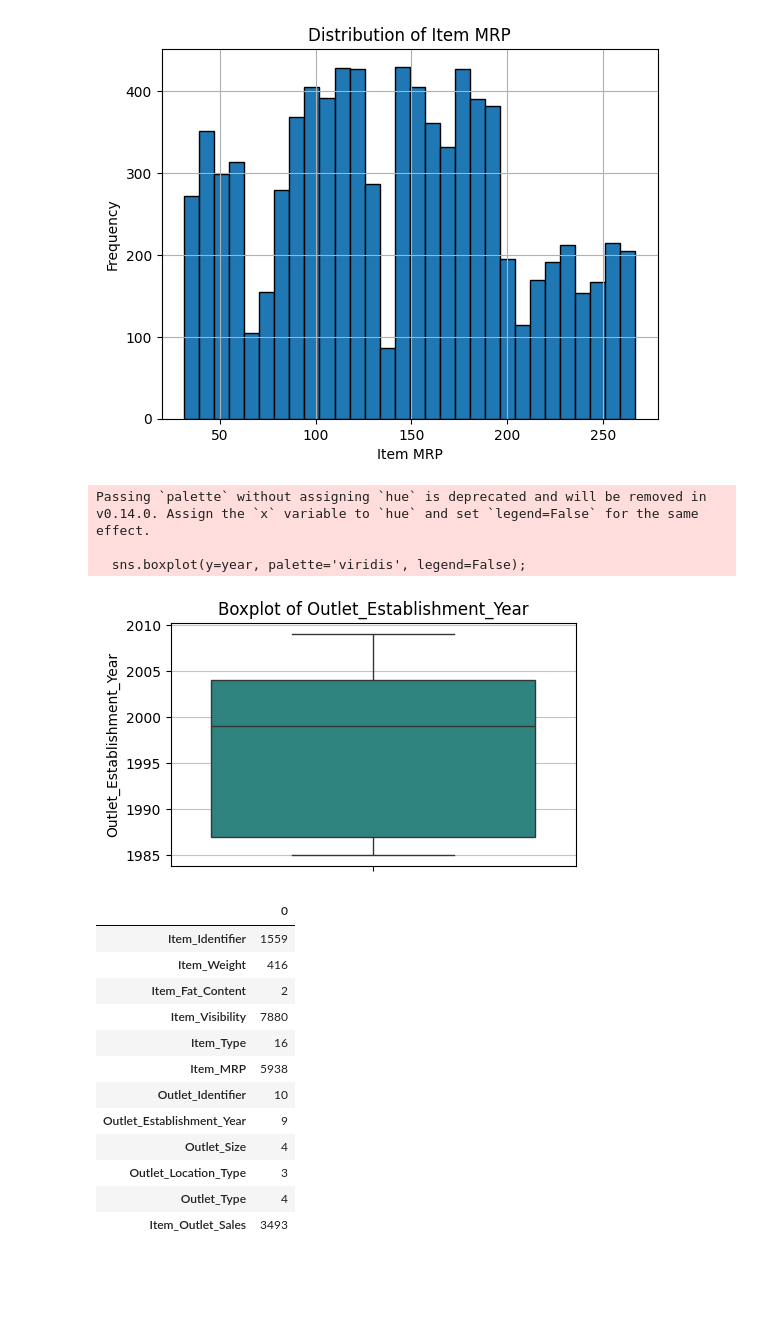
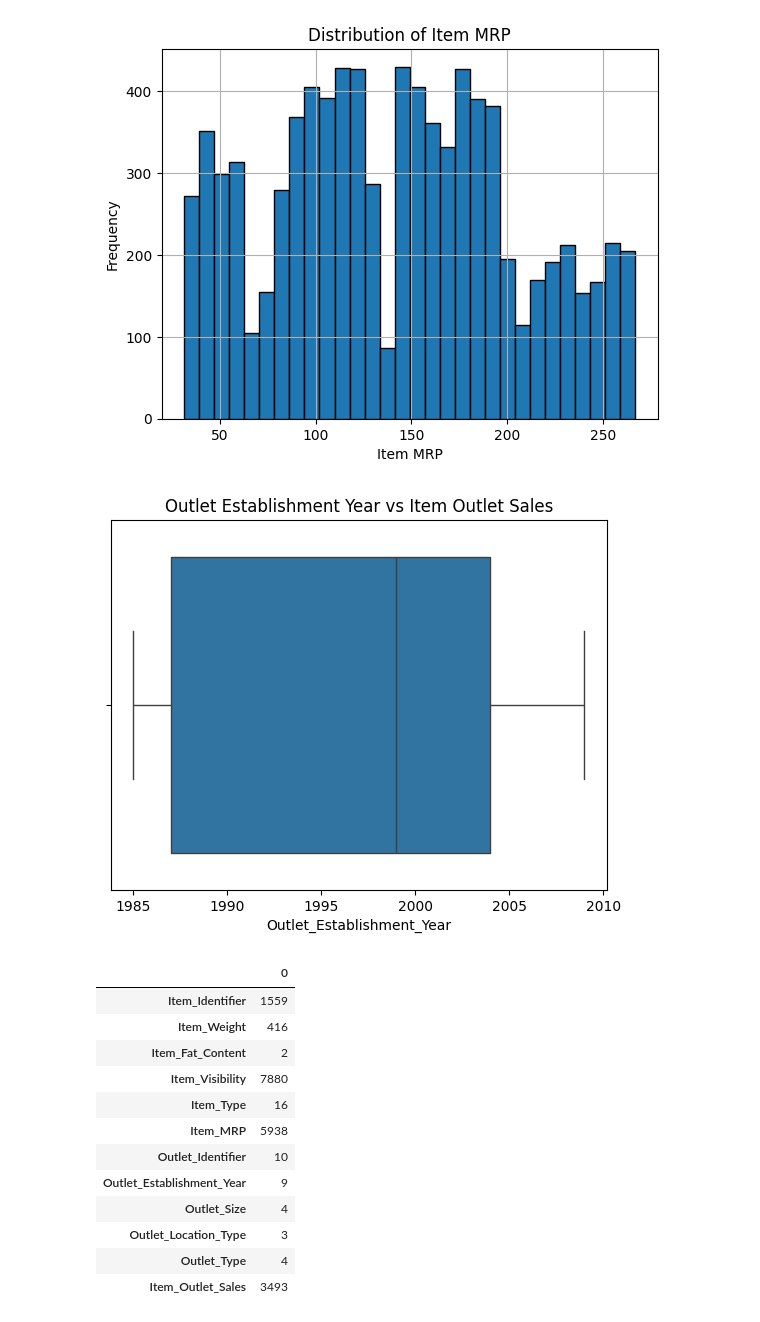
Before and after one commit to Dounia-Awni/Prediction-Of-Product-Sales, a Jupyter notebook: Prediction_of_product_sales.ipynb, the cells around one changed output. Cells and saved outputs as stored; diff of their text form; code cells hidden in the pictures; blank space fills up the shorter version.

```diff
--- a/Prediction_of_product_sales.ipynb
+++ b/Prediction_of_product_sales.ipynb
@@ -281,20 +290,12 @@ ax.set_ylabel('Frequency')
 ax.set_title('Distribution of Item MRP');
 # %% [output]
 [figure]
-# %%
-plt.figure(figsize=(5, 3));
-year=df['Outlet_Establishment_Year']
-sns.boxplot(y=year, palette='viridis', legend=False);
-plt.ylabel('Outlet_Establishment_Year');
-plt.title('Boxplot of Outlet_Establishment_Year');
-plt.grid(axis='y', alpha=0.75);
-plt.tight_layout();
-plt.show();
-# %% [output]
-Passing `palette` without assigning `hue` is deprecated and will be removed in v0.14.0. Assign the `x` variable to `hue` and set `legend=False` for the same effect.
-
-  sns.boxplot(y=year, palette='viridis', legend=False);
-[figure, removed]
+# %%
+#Boxplot for Outlet_Establishment_Year column
+ax=sns.boxplot(data=df,x='Outlet_Establishment_Year')
+ax.set_title('Outlet Establishment Year vs Item Outlet Sales');
+# %% [output]
+[figure, added]
 # %%
 df.nunique()
 # %% [output]
```
Also changed, not shown: parts of 8 cells of this notebook.
